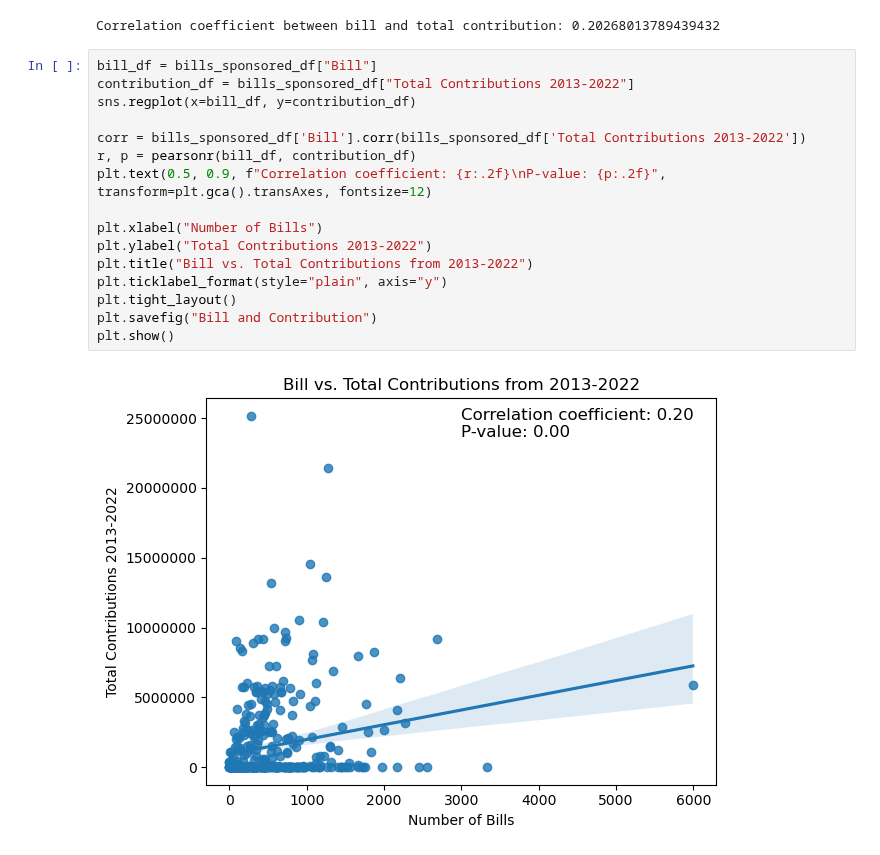
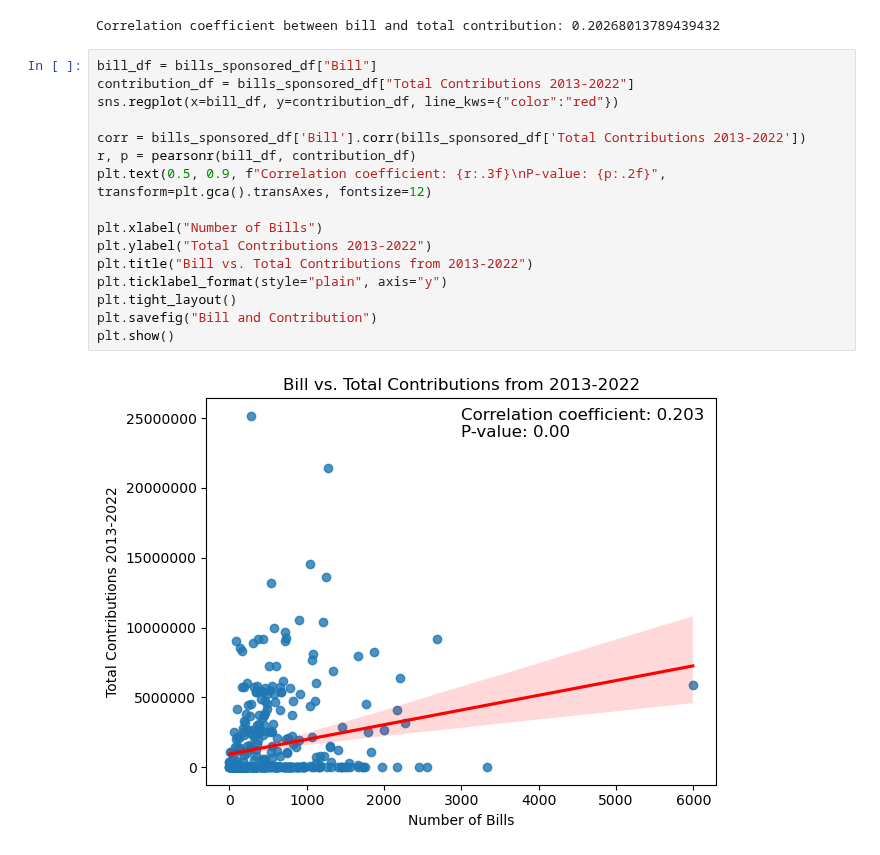
Before and after one commit to david-00001/project1, a Jupyter notebook: congress_csv/Congress_Gender_merged with contributions.ipynb, the cells around one changed output. Saved outputs shown, nothing was run; the diff lists cells and outputs as text.

```diff
--- a/congress_csv/Congress_Gender_merged with contributions.ipynb
+++ b/congress_csv/Congress_Gender_merged with contributions.ipynb
@@ -443,18 +443,18 @@ Correlation coefficient between bill and total contribution: 0.20268013789439432
 # %%
 bill_df = bills_sponsored_df["Bill"]
 contribution_df = bills_sponsored_df["Total Contributions 2013-2022"]
-sns.regplot(x=bill_df, y=contribution_df)
+sns.regplot(x=bill_df, y=contribution_df, line_kws={"color":"red"})
 
 corr = bills_sponsored_df['Bill'].corr(bills_sponsored_df['Total Contributions 2013-2022'])
 r, p = pearsonr(bill_df, contribution_df)
-plt.text(0.5, 0.9, f"Correlation coefficient: {r:.2f}\nP-value: {p:.2f}", transform=plt.gca().transAxes, fontsize=12)
+plt.text(0.5, 0.9, f"Correlation coefficient: {r:.3f}\nP-value: {p:.2f}", transform=plt.gca().transAxes, fontsize=12)
 
 plt.xlabel("Number of Bills")
 plt.ylabel("Total Contributions 2013-2022")
 plt.title("Bill vs. Total Contributions from 2013-2022")
 plt.ticklabel_format(style="plain", axis="y")
 plt.tight_layout()
 plt.savefig("Bill and Contribution")
 plt.show()
 # %% [output]
-[figure, old version]
+[figure, new version]
```
Also changed, not shown: 1 other file.
